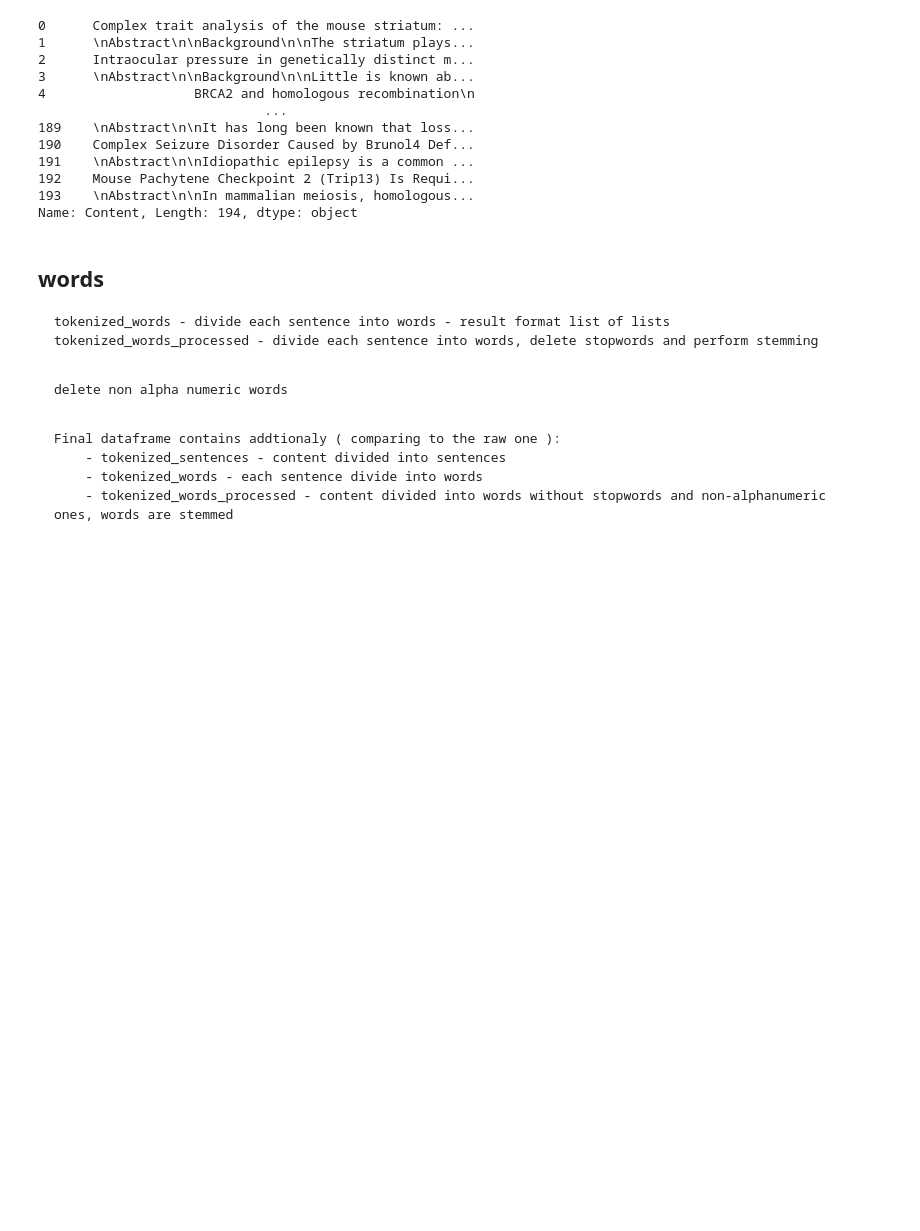
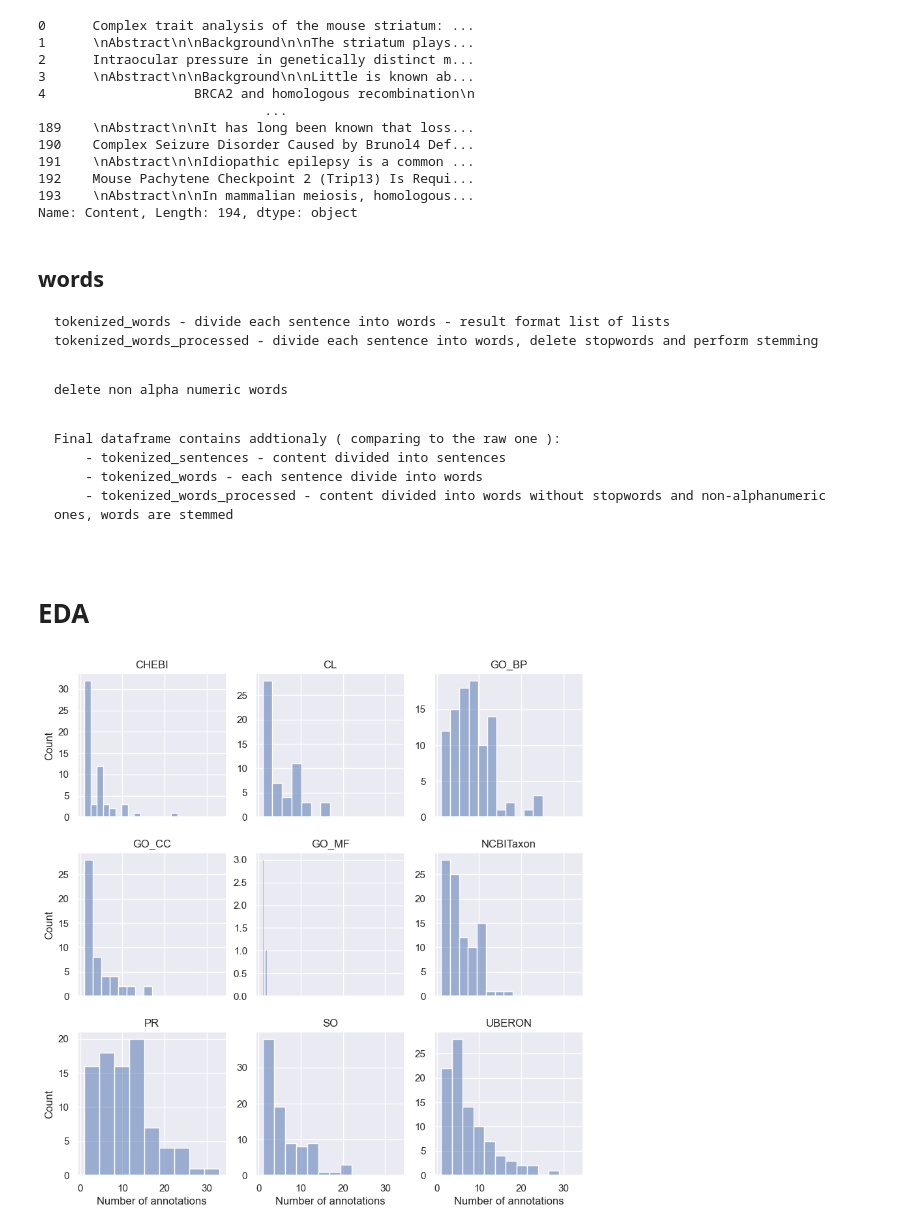
Before and after one commit to hadaszm/NLP, a Jupyter notebook: 0.REFACTOR/code-project2/1.DATA_PREPARATION/CRAFT/data_analysis.ipynb, the cells around one changed output. Drawn from its saved outputs; the diff is of its cells as text; code cells hidden in the pictures; blank space fills up the shorter version.

```diff
--- a/0.REFACTOR/code-project2/1.DATA_PREPARATION/CRAFT/data_analysis.ipynb
+++ b/0.REFACTOR/code-project2/1.DATA_PREPARATION/CRAFT/data_analysis.ipynb
@@ -279,3 +281,26 @@ Final dataframe contains addtionaly ( comparing to the raw one ):
     - tokenized_words_processed - content divided into words without stopwords and non-alphanumeric ones, words are stemmed
 # %%
 texts_whole.to_csv(os.path.join(results_folder,'data_whole.csv'), index=False)
+# %% [markdown]
+# EDA
+# %%
+i = 0
+sns.set_theme()
+fig,axes = plt.subplots(3,3, figsize=(10,10),sharex=True)
+plt.subplots_adjust(hspace=0.25)
+for f in os.listdir(results_folder):
+    ontology = os.path.join(results_folder,f)
+    if os.path.isdir(ontology):
+        annotations = pd.read_csv(os.path.join(ontology,'annotations.csv'))
+        g = sns.histplot(annotations.rename(columns = {'Unnamed: 0':'id'}).groupby('PMID').agg(number_of_annotiaions = ('id',len)),
+        legend='', ax=axes[int(i/3),int(i%3)])
+        g.set(title = f)
+        if int(i%3) != 0:
+            g.set(ylabel = '')
+        if int(i/3) == 2:
+            g.set(xlabel='Number of annotations')
+
+        i = i+1
+plt.show()
+# %% [output]
+[figure, added]
```
Also changed, not shown: parts of 2 cells of this notebook, 3 other files.
